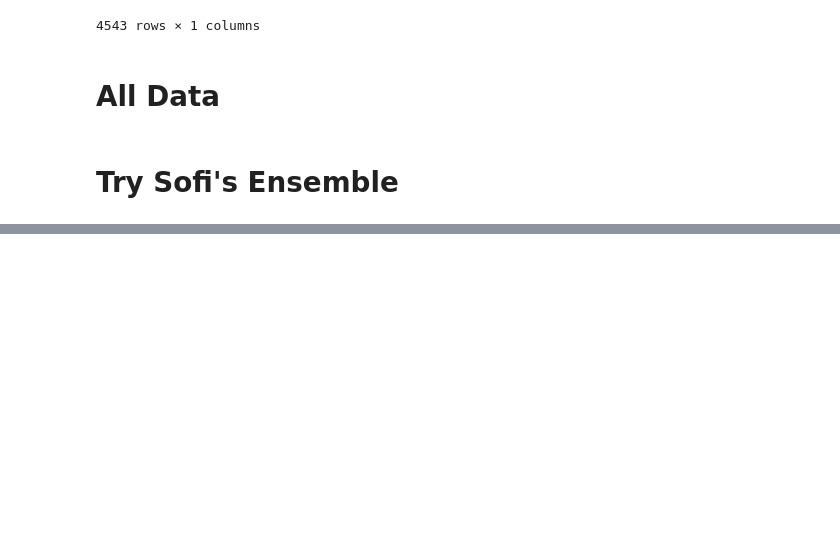
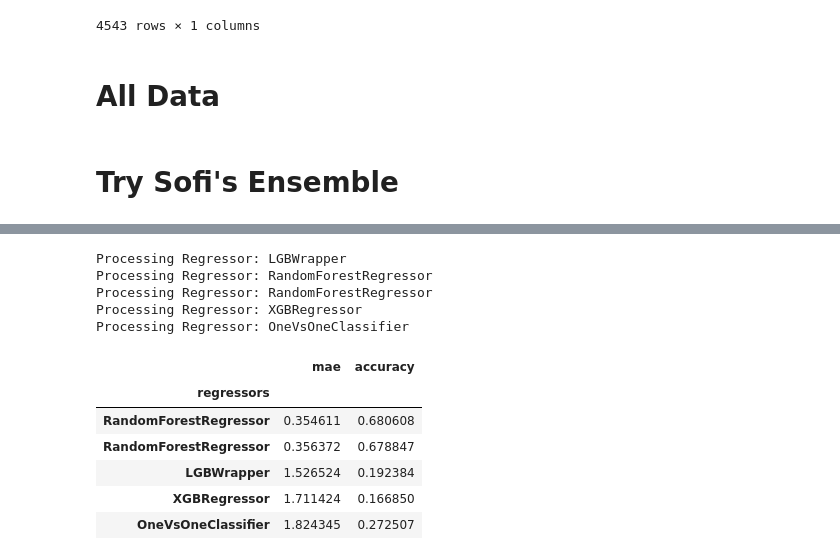
Before and after one commit to sormazabal/Konfusion, a Jupyter notebook: Adin-CascadeLearning.ipynb, the cells around one changed output, grey strips where cells are left out. Drawn from its saved outputs; the diff is of its cells as text; code cells hidden in the pictures; blank space fills up the shorter version.

Commit message:
fix code, up-to-L2 Cascade (using from 8 last previous submissions)

```diff
--- a/Adin-CascadeLearning.ipynb
+++ b/Adin-CascadeLearning.ipynb
@@ -413,4 +427,8 @@ result_table.sort_values(by=['mae'], ascending=True)
 # %%
 # train on the full training set
 for reg in regressors:
-    reg.fit(df_train_embedding_important_simple_imputer.iloc[:, 1:], df_train_embedding_important_simple_imputer.iloc[:, :1])
+    print("Processing Regressor:", reg.__class__.__name__)
+    reg.fit(
+        df_train_embedding_important_simple_imputer.iloc[:, 1:],                # Full X data
+        np.ravel(df_train_embedding_important_simple_imputer.iloc[:, :1])       # Full Y label
+    )
@@ -429,5 +453,5 @@ def ensemble_predict(regressors, X):
     return avg_predictions, predictions
 
 # Make ensemble predictions
-ensemble_predictions, all_predictions = ensemble_predict(regressors, df_test_embedding_important_simple_imputer)
+ensemble_predictions_l1, all_predictions = ensemble_predict(regressors, df_test_embedding_important_simple_imputer)
 # %%
@@ -470,0 +478,18 @@ print("Cheat Kaggle MAE", mae, "Accuracy", accuracy)
+# %%
+df_hasil = pd.concat([df_hasil, tmp], axis=1)
+
+for t in range(1,8):
+    tmp = pd.read_csv('old'+ str(t) +'.csv')
+    tmp = tmp.drop('id', axis=1)
+    df_hasil = pd.concat([df_hasil, tmp], axis=1)
+
+# print(df_hasil)
+label_test = df_hasil.mean(axis=1)
+
+tmp_danceability = pd.DataFrame(np.rint(label_test), columns=['Danceability'])
+concat_cheat = pd.concat([tmp_danceability, df_test_embedding_important_simple_imputer ], axis=1)
+
+accuracy = accuracy_score(np.rint(tmp), np.rint(predictionsTest))
+mae = mean_absolute_error(np.rint(tmp), np.rint(predictionsTest))
+
+print("Cheat Kaggle MAE", mae, "Accuracy", accuracy)
@@ -475 +516,30 @@ pd_new_generated
+# %%
+# Train using Full Training dataset + slight-cheating majority from previous submission
+result_table = pd.DataFrame(columns=['regressors', 'mae', 'accuracy'])
+
+# Train and evaluate each classifier
+for reg in regressors:
+    print("Processing Regressor:", reg.__class__.__name__)
+    reg.fit(pd_new_generated.iloc[:, 1:], np.ravel(pd_new_generated.iloc[:, :1]))
+    pred = reg.predict(val_features)
+    accuracy = accuracy_score(np.ravel(val_labels), np.rint(pred))
+    mae = mean_absolute_error(np.ravel(val_labels), np.rint(pred))
+    pd_tmp = pd.DataFrame({'regressors':[reg.__class__.__name__], 'mae': [mae], 'accuracy': [accuracy]})
+    result_table = pd.concat([result_table, pd_tmp])
+
+result_table.set_index('regressors', inplace=True)
+result_table.sort_values(by=['mae'], ascending=True)
+# %% [output]
+Processing Regressor: LGBWrapper
+Processing Regressor: RandomForestRegressor
+Processing Regressor: RandomForestRegressor
+Processing Regressor: XGBRegressor
+Processing Regressor: OneVsOneClassifier
+|  | mae | accuracy |
+| regressors |  |  |
+| RandomForestRegressor | 0.354611 | 0.680608 |
+| RandomForestRegressor | 0.356372 | 0.678847 |
+| LGBWrapper | 1.526524 | 0.192384 |
+| XGBRegressor | 1.711424 | 0.166850 |
+| OneVsOneClassifier | 1.824345 | 0.272507 |
 # %%
```
Also changed, not shown: parts of 17 cells of this notebook.
